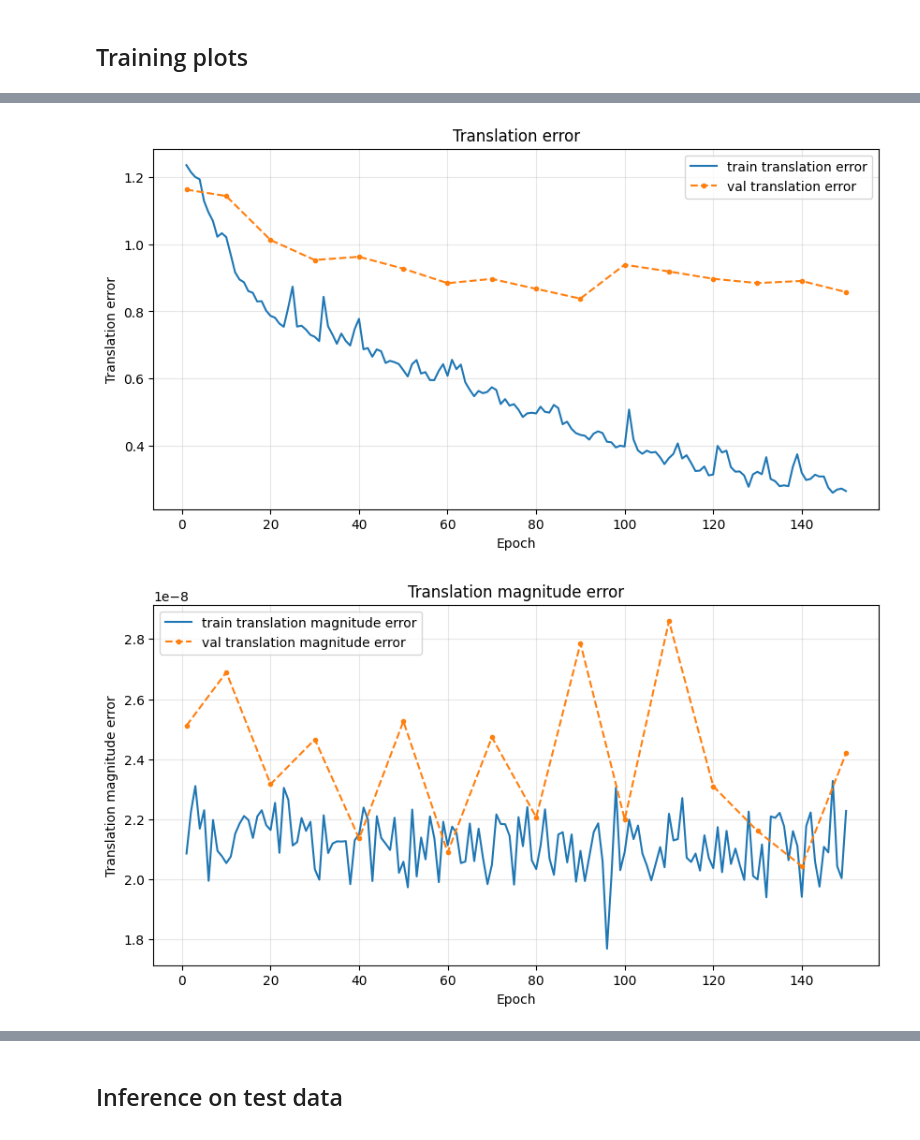
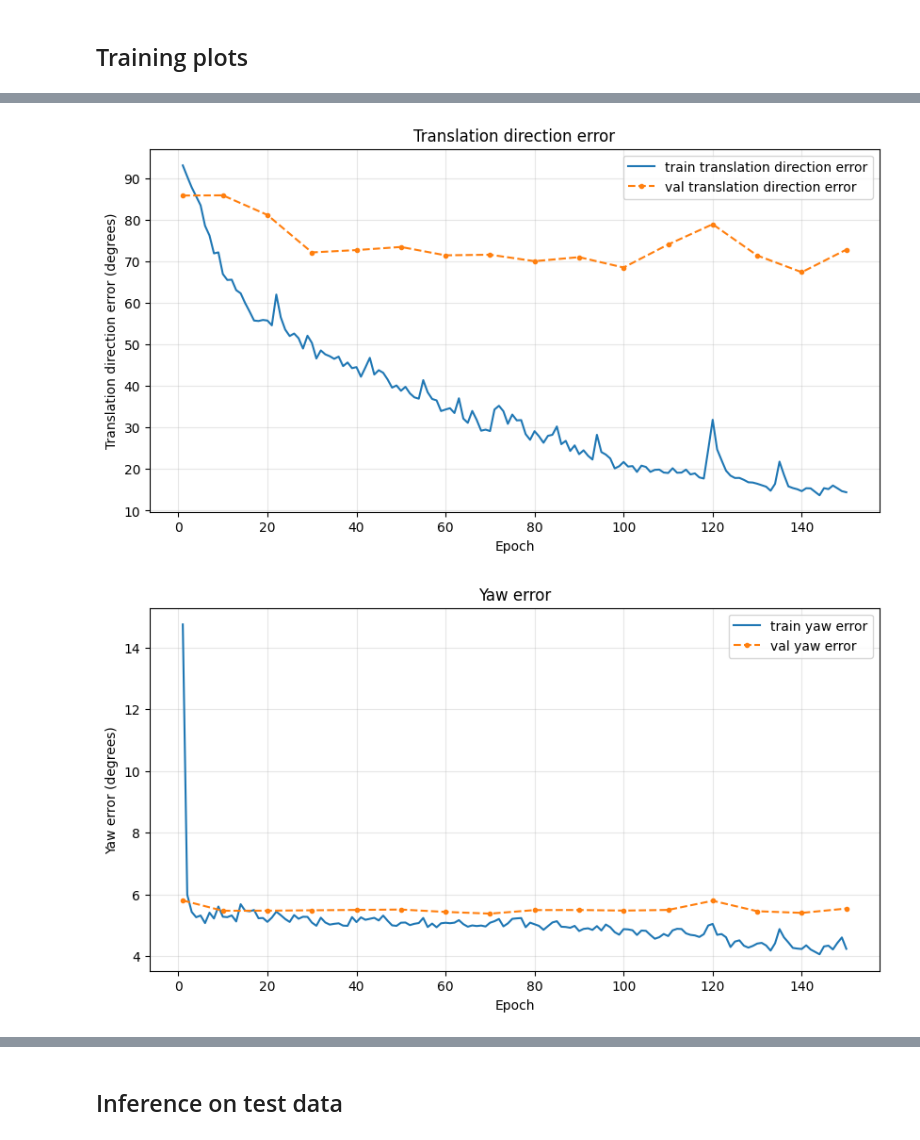
Before and after one commit to jo6815en/pose_from_cylinders, a Jupyter notebook: train_v2.ipynb, the cells around one changed output, grey strips where cells are left out. Saved outputs shown, nothing was run; the diff lists cells and outputs as text; code cells hidden in the pictures.

```diff
--- a/train_v2.ipynb
+++ b/train_v2.ipynb
@@ -281,6 +257,10 @@ history = {
     "val_yaw_error_deg": [],
     "val_radius_consistency": [],
     "val_reprojection": [],
+    "val_cylinder_radius_rel_l2": [],
+    "val_cylinder_position_rel_l2": [],
+    "val_camera_translation_rel_l2": [],
+    "val_camera_rotation_rel_l2": [],
 }
 
 best_val_loss = float("inf")
@@ -486,6 +466,10 @@ for epoch in range(NUM_EPOCHS):
         history["val_yaw_error_deg"].append(val_metrics["yaw_error"])
         history["val_radius_consistency"].append( val_metrics["radius_consistency"] )
         history["val_reprojection"].append(val_metrics["reprojection"])
+        history["val_cylinder_radius_rel_l2"].append(val_metrics["cylinder_radius_rel_l2"])
+        history["val_cylinder_position_rel_l2"].append(val_metrics["cylinder_position_rel_l2"])
+        history["val_camera_translation_rel_l2"].append(val_metrics["camera_translation_rel_l2"])
+        history["val_camera_rotation_rel_l2"].append(val_metrics["camera_rotation_rel_l2"])
 
         is_best_total = val_metrics["total"] < best_val_loss
         is_best_pose = val_metrics["pose"] < best_val_pose
@@ -494,17 +478,17 @@ for epoch in range(NUM_EPOCHS):
         if is_best_total:
             best_val_loss = val_metrics["total"]
             best_epoch = epoch_num
-            save_checkpoint(BEST_TOTAL_MODEL_PATH, epoch_num, val_metrics)
+            save_checkpoint(BEST_TOTAL_MODEL_PATH, model, optimizer, history, epoch_num, val_metrics)
 
         if is_best_pose:
             best_val_pose = val_metrics["pose"]
             best_pose_epoch = epoch_num
-            save_checkpoint(BEST_POSE_MODEL_PATH, epoch_num, val_metrics)
+            save_checkpoint(BEST_POSE_MODEL_PATH, model, optimizer, history, epoch_num, val_metrics)
 
         if is_best_translation:
             best_val_translation_direction = val_metrics["translation_direction_error"]
             best_translation_epoch = epoch_num
-            save_checkpoint(BEST_TRANSLATION_MODEL_PATH, epoch_num, val_metrics)
+            save_checkpoint(BEST_TRANSLATION_MODEL_PATH, model, optimizer, history, epoch_num, val_metrics)
 
         log += (
             f" | val_tot={val_metrics['total']:.4f} | "
@@ -792,28 +783,6 @@ plt.grid(True, alpha=0.3)
 plt.show()
 
 plt.figure(figsize=(10, 5))
-plt.plot(epochs, history["translation_error"], label="train translation error")
-if len(val_epochs) > 0:
-    plt.plot(val_epochs, history["val_translation_error"], ".--", label="val translation error")
-plt.xlabel("Epoch")
-plt.ylabel("Translation error")
-plt.title("Translation error")
-plt.legend()
-plt.grid(True, alpha=0.3)
-plt.show()
-
-plt.figure(figsize=(10, 5))
-plt.plot(epochs, history["translation_magnitude_error"], label="train translation magnitude error")
-if len(val_epochs) > 0:
-    plt.plot( val_epochs, history["val_translation_magnitude_error"], ".--", label="val translation magnitude error", )
-plt.xlabel("Epoch")
-plt.ylabel("Translation magnitude error")
-plt.title("Translation magnitude error")
-plt.legend()
-plt.grid(True, alpha=0.3)
-plt.show()
-
-plt.figure(figsize=(10, 5))
 plt.plot(epochs, history["translation_direction_error"], label="train translation direction error")
 if len(val_epochs) > 0:
     plt.plot( val_epochs, history["val_translation_direction_error"], ".--", label="val translation direction error", )
@@ -841,2 +810,2 @@ plt.show()
-[figure, old version]
+[figure, new version]
-[figure, old version]
+[figure, new version]
```
Also changed, not shown: parts of 16 cells of this notebook, 3 other files.
